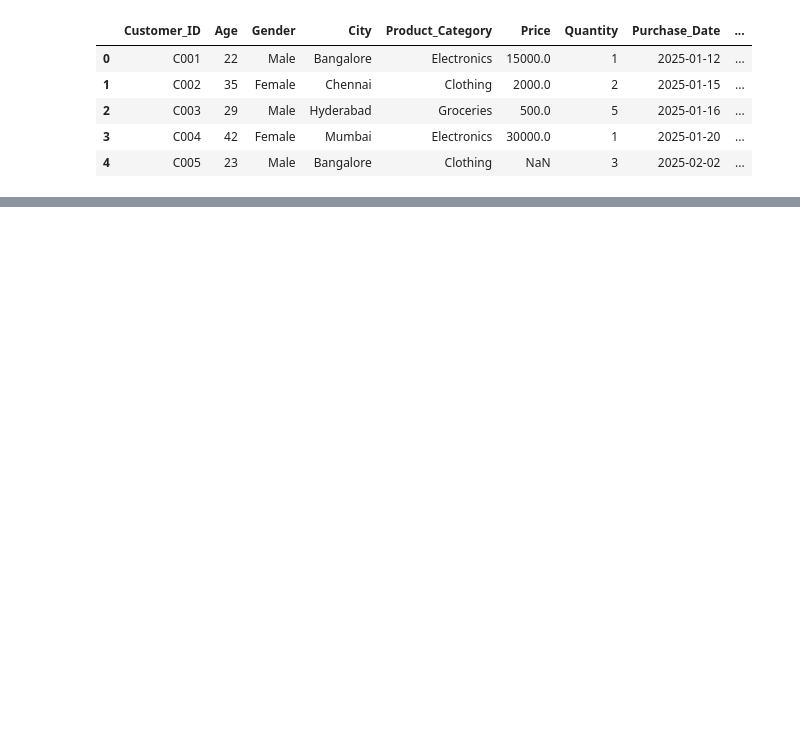
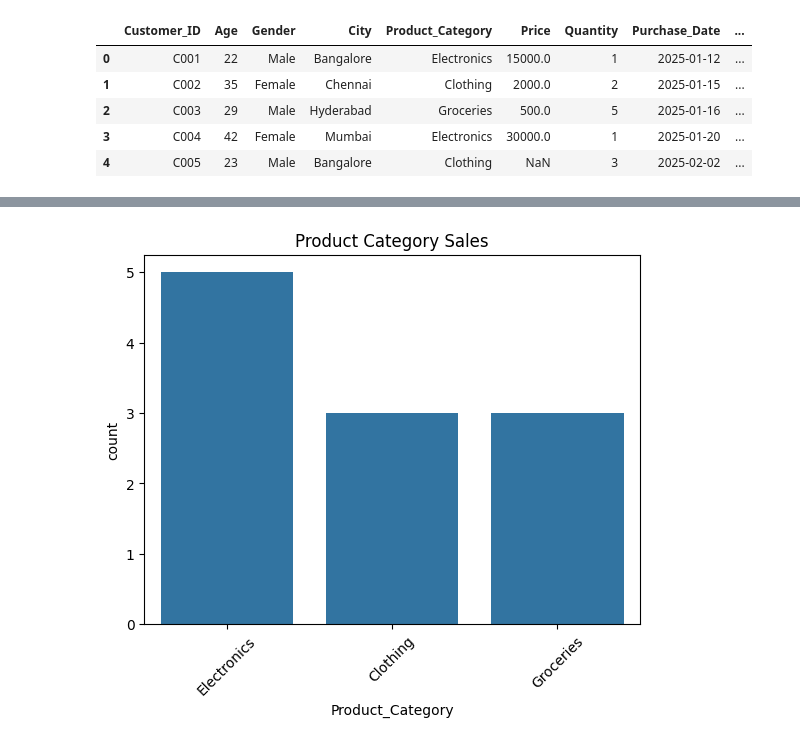
Before and after one commit to nishanthshekar2813-lgtm/-Retail-Cleaning-Project, a Jupyter notebook: notebook_3/Task3_EDA.ipynb, the cells around one changed output, grey strips where cells are left out. Cells and saved outputs as stored; diff of their text form; code cells hidden in the pictures; blank space fills up the shorter version.

```diff
--- a/notebook_3/Task3_EDA.ipynb
+++ b/notebook_3/Task3_EDA.ipynb
@@ -15,0 +74,7 @@ df.head()
+# %%
+sns.countplot(x='Product_Category', data=df)
+plt.title("Product Category Sales")
+plt.xticks(rotation=45)
+plt.show()
+# %% [output]
+[figure, added]
```
Also changed, not shown: parts of 11 cells of this notebook, 1 other file.
